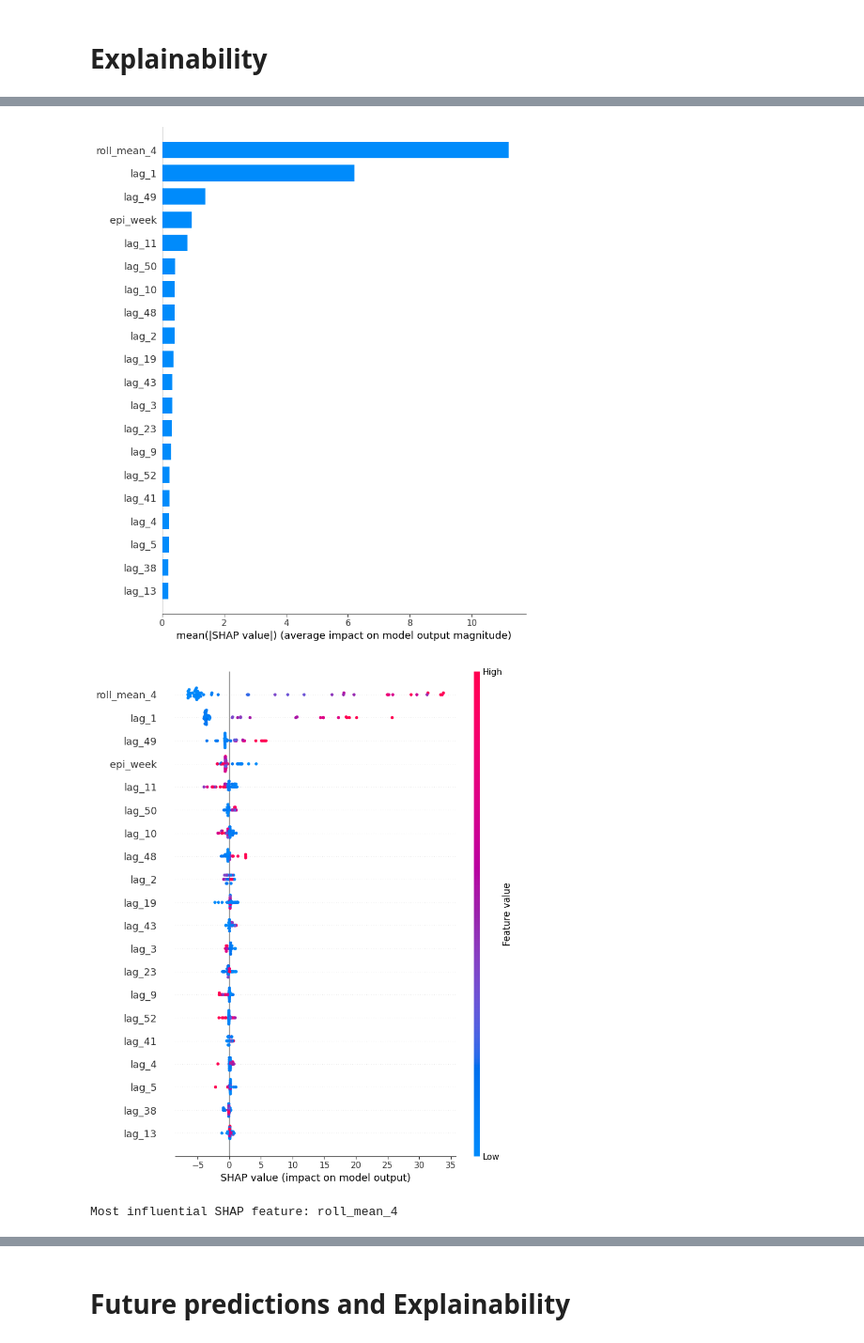
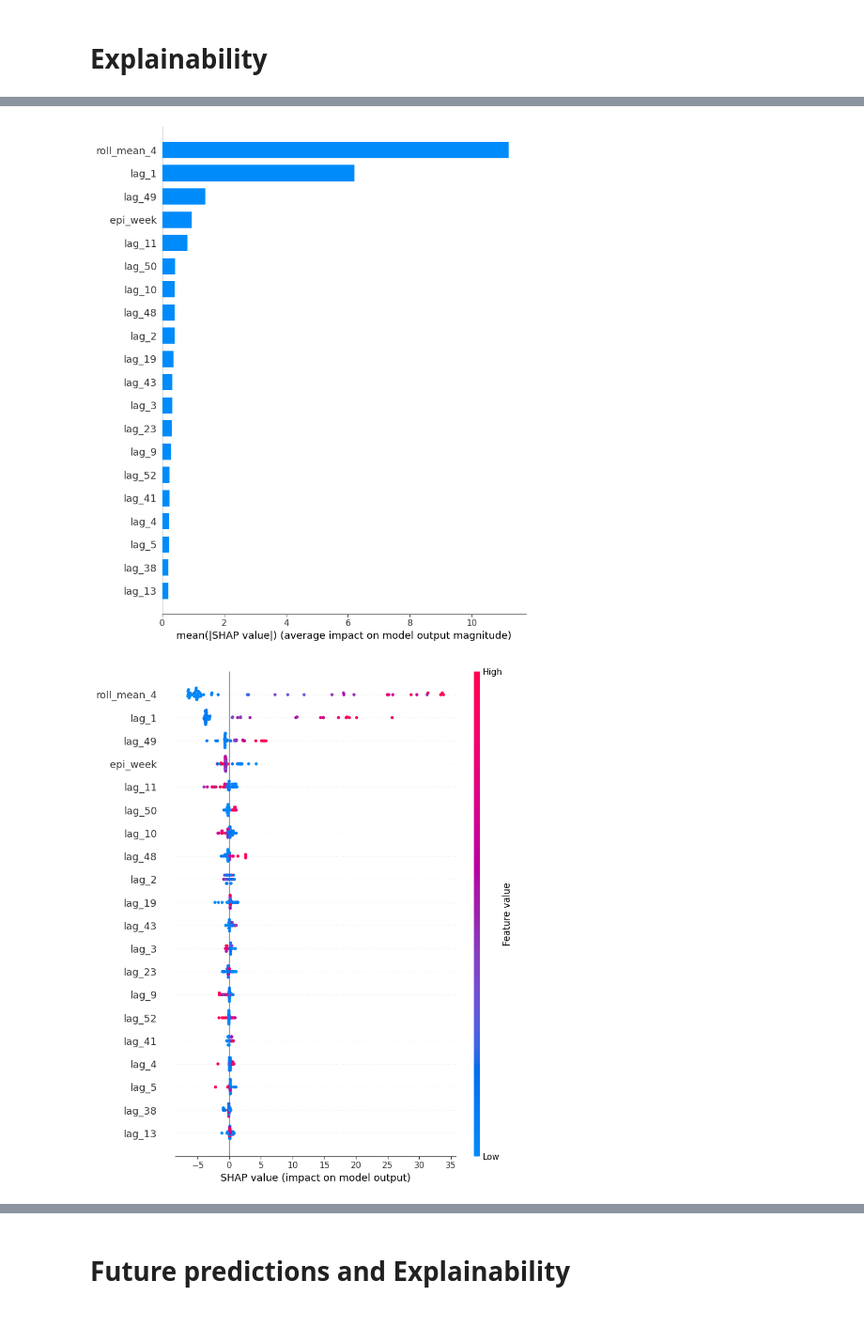
Before and after one commit to EmmanuelNiyi/Data-Driven-Surveillance-Lassa-Fever-Forecasting-for-Public-Health-Action, a Jupyter notebook: 5-machine-learnig-models.ipynb, the cells around one changed output, grey strips where cells are left out. Shown at 94% size. Saved outputs shown, nothing was run; the diff lists cells and outputs as text; code cells hidden in the pictures.

```diff
--- a/5-machine-learnig-models.ipynb
+++ b/5-machine-learnig-models.ipynb
@@ -255,39 +255,38 @@ perm_df.plot.barh(x="feature", y="importance_mean", legend=False)
 plt.title("Permutation Importance (Test Set)")
 plt.tight_layout()
 plt.show()
 
 
-# 3. SHAP values (global explanations)
+# SHAP values (global explanations)
 explainer = shap.TreeExplainer(xgb_model)
 shap_values = explainer.shap_values(X_test)
 
 # SHAP summary (mean absolute contribution per feature)
 shap.summary_plot(shap_values, X_test, plot_type="bar")
 
 # Full SHAP beeswarm plot
 shap.summary_plot(shap_values, X_test)
 
 
-# 4. SHAP dependence plot for the top feature
-abs_importance = abs(shap_values).mean(axis=0)
-top_feature = X_test.columns[abs_importance.argmax()]
+# # SHAP dependence plot for the top feature
+# abs_importance = abs(shap_values).mean(axis=0)
+# top_feature = X_test.columns[abs_importance.argmax()]
 
-print("Most influential SHAP feature:", top_feature)
-shap.dependence_plot(top_feature, shap_values, X_test)
+# print("Most influential SHAP feature:", top_feature)
+# shap.dependence_plot(top_feature, shap_values, X_test)
 
-# 5. Local explanation for a single prediction
+# Local explanation for a single prediction
 idx = 0  # sample index
 shap.force_plot(
     explainer.expected_value,
     shap_values[idx],
     X_test.iloc[idx],
     matplotlib=True,
 )
 # %% [output]
 <Figure size 800x600 with 0 Axes>
 [figure]
 <Figure size 800x600 with 0 Axes>
 [figure]
 [figure]
-[figure, old version]
+[figure, new version]
-Most influential SHAP feature: roll_mean_4
```
Also changed, not shown: parts of 3 cells of this notebook.
